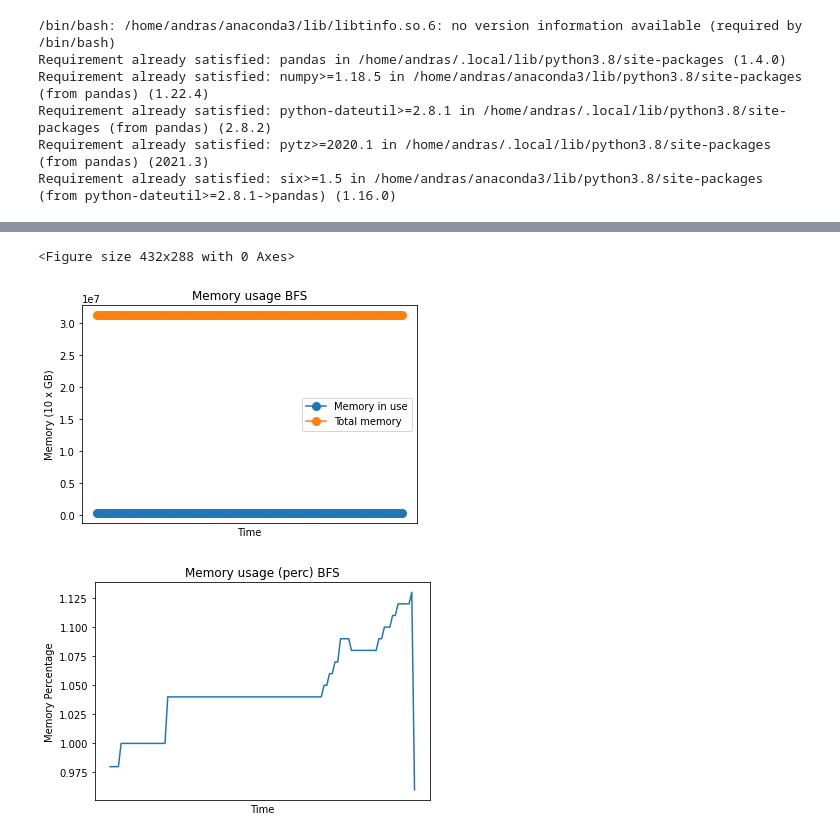
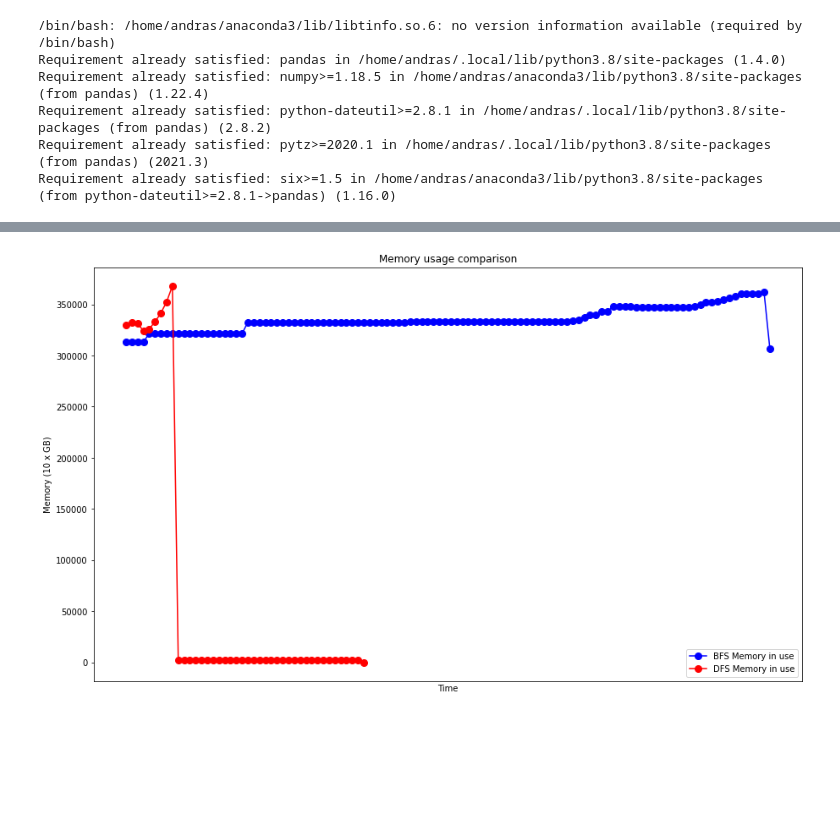
Before and after one commit to andrasfe/iota-research, a Jupyter notebook: reports/systems_profile.ipynb, the cells around one changed output, grey strips where cells are left out. Cells and saved outputs as stored; diff of their text form; code cells hidden in the pictures; blank space fills up the shorter version.

```diff
--- a/reports/systems_profile.ipynb
+++ b/reports/systems_profile.ipynb
@@ -99,31 +91,23 @@ do_cpu('BFS', df_1, 'DFS', df_2)
-# %%
-
-def do_mem(name, df):
-    plt.figure()
-    ax = df.plot( y=['Memory_in_use', 'Available_memory'], style='o-', marker='o', markersize=8)
-    ax.set_ylabel('Memory (10 x GB)')
-    ax.set_title('Memory usage {}'.format(name))
-
-    plt.legend(['Memory in use', 'Total memory'])
-    plt.xlabel('Time')
-    plt.gca().set_xticks([])
-
-    plt.savefig('{}_{}.png'.format(name, inspect.currentframe().f_code.co_name), dpi=300)
-
-do_mem('BFS', df)
-# %% [output]
-<Figure size 432x288 with 0 Axes>
-[figure, removed]
-# %%
-def do_mem_perc(name, df):
-    plt.figure()
-    plt.title('Memory usage (perc) {}'.format(name))
-    plt.plot(df['Memory_Percentage'])
-    plt.xlabel('Time')
-    plt.ylabel('Memory Percentage')
-    plt.gca().set_xticks([])
-    plt.savefig('{}_{}.png'.format(name, inspect.currentframe().f_code.co_name), dpi=300)
-
-do_mem_perc('BFS', df)
-# %% [output]
-[figure, removed]
+# %%
+def do_mem(name1, df_1, name2, df_2):
+    fig, ax = plt.subplots(figsize=(15, 9))
+
+    # Plot series from df_1
+    df_1.plot(y='Memory_in_use', style='o-', marker='o', markersize=8, color='blue', ax=ax)
+    ax.set_ylabel('Memory (10 x GB)')
+    ax.set_title('Memory usage comparison')
+    ax.legend([f'{name1} Memory in use'])
+
+    # Plot series from df_2
+    df_2.plot(y='Memory_in_use', style='o-', marker='o', markersize=8, color='red', ax=ax)
+    ax.legend([f'{name1} Memory in use', f'{name2} Memory in use'])
+
+    ax.set_xlabel('Time')
+    ax.set_xticks([])
+
+    plt.savefig('{}_{}_do_mem_comparison.png'.format(name1, name2), dpi=300)
+
+# Call the function
+do_mem('BFS', df_1, 'DFS', df_2)
+# %% [output]
+[figure, added]
```
Also changed, not shown: parts of 12 cells of this notebook, 6 other files.
